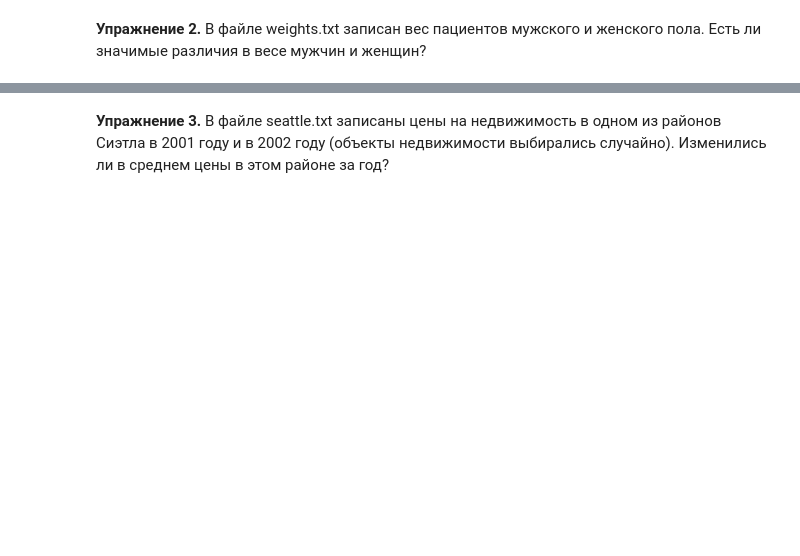
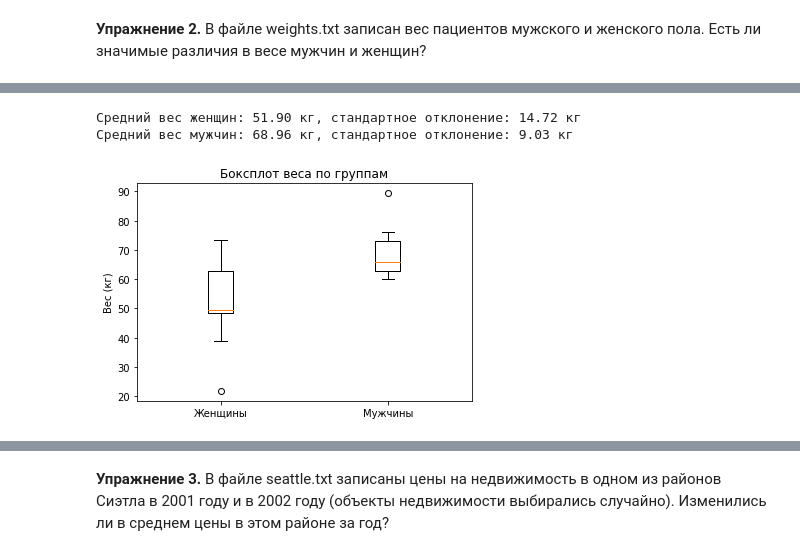
Before and after one commit to ankovalenko/Product-Analytics-2024, a Jupyter notebook: homeworks/hw_2.ipynb, the cells around one changed output, grey strips where cells are left out. Drawn from its saved outputs; the diff is of its cells as text; code cells hidden in the pictures; blank space fills up the shorter version.

```diff
--- a/homeworks/hw_2.ipynb
+++ b/homeworks/hw_2.ipynb
@@ -10,3 +177,6 @@
 # %% [markdown]
 **Упражнение 2.** В файле weights.txt записан вес пациентов мужского и женского
 пола. Есть ли значимые различия в весе мужчин и женщин?
+# %%
+df = pd.read_csv('hw_2_data/weights.txt', sep='\t')
+df
@@ -12,0 +201,21 @@
+# %%
+women_weights = df[df['Group'] == 'Woman']['Weight']
+men_weights = df[df['Group'] == 'Man']['Weight']
+
+mean_women = women_weights.mean()
+std_women = women_weights.std()
+mean_men = men_weights.mean()
+std_men = men_weights.std()
+
+print(f"Средний вес женщин: {mean_women:.2f} кг, стандартное отклонение: {std_women:.2f} кг")
+print(f"Средний вес мужчин: {mean_men:.2f} кг, стандартное отклонение: {std_men:.2f} кг")
+# %% [output]
+Средний вес женщин: 51.90 кг, стандартное отклонение: 14.72 кг
+Средний вес мужчин: 68.96 кг, стандартное отклонение: 9.03 кг
+# %%
+plt.boxplot([women_weights, men_weights], labels=['Женщины', 'Мужчины'])
+plt.title('Боксплот веса по группам')
+plt.ylabel('Вес (кг)')
+plt.show()
+# %% [output]
+[figure, added]
```
Also changed, not shown: parts of 58 cells of this notebook.
